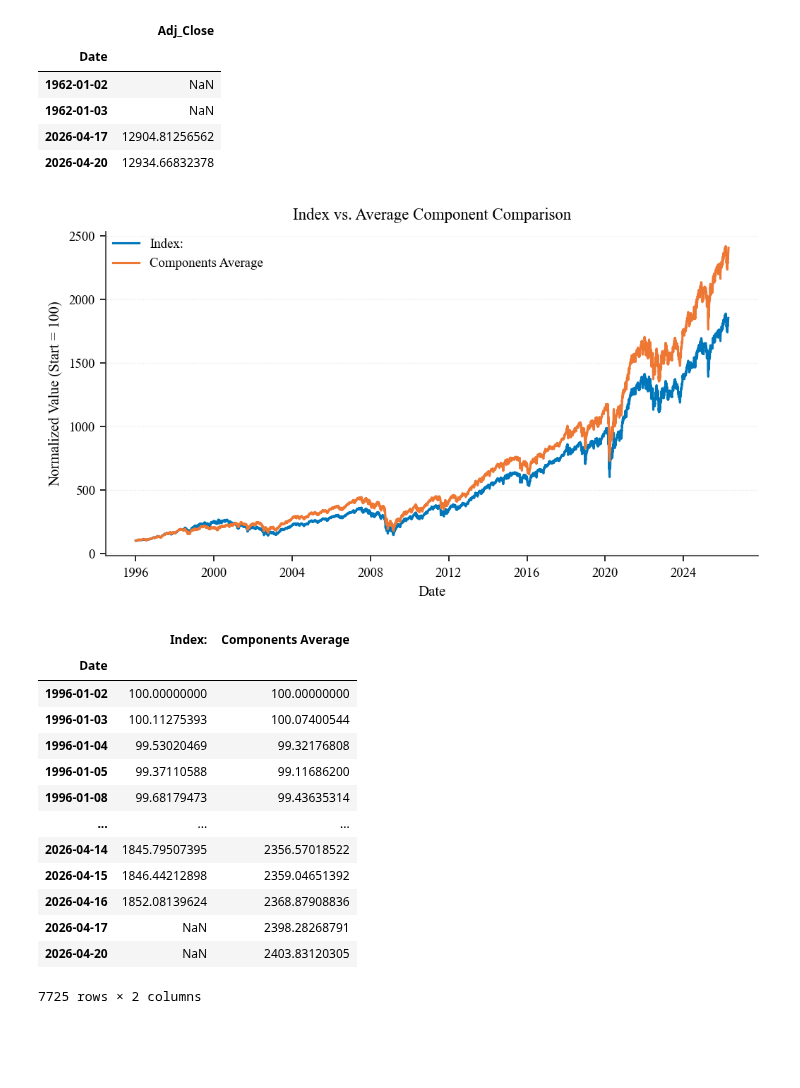
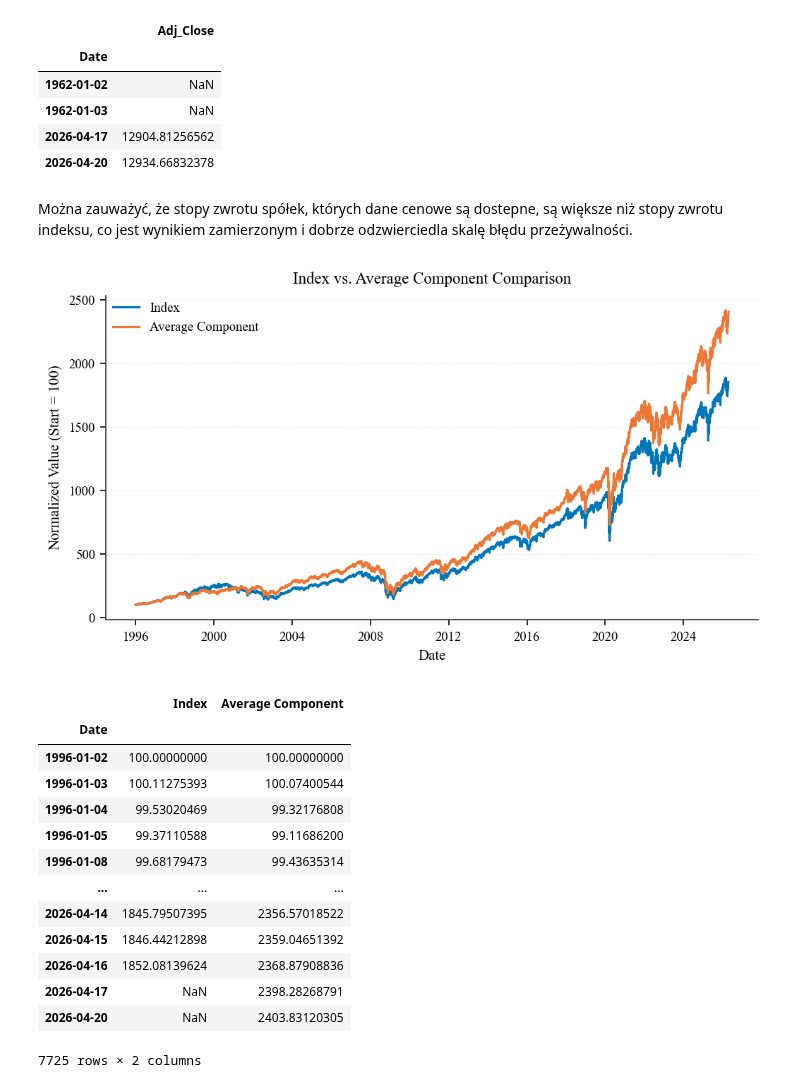
Before and after one commit to MichaelL200/data-driven-stock-portfolio-selection, a Jupyter notebook: notebooks/02d_data_merge.ipynb, the cells around one changed output. Drawn from its saved outputs; the diff is of its cells as text; code cells hidden in the pictures; blank space fills up the shorter version.

```diff
--- a/notebooks/02d_data_merge.ipynb
+++ b/notebooks/02d_data_merge.ipynb
@@ -142,23 +139,21 @@ None
 | 1962-01-03 | NaN |
 | 2026-04-17 | 12904.81256562 |
 | 2026-04-20 | 12934.66832378 |
+# %% [markdown]
+Można zauważyć, że stopy zwrotu spółek, których dane cenowe są dostepne, są większe niż stopy zwrotu indeksu, co jest wynikiem zamierzonym i dobrze odzwierciedla skalę błędu przeżywalności.
 # %%
-import importlib
-importlib.reload(features)
-importlib.reload(plots)
-
 SP500TR: pd.DataFrame = dataset.YahooFinance.load_ticker("^SP500TR")
 ETF_EW: pd.DataFrame = dataset.YahooFinance.load_ticker("RSP")
 
 index: pd.DataFrame = features.merge_index_data(primary_df=ETF_EW, supplemental_df=SP500TR)
 
 plots.plot_index_comparison({
-    "Index:": index,
-    "Components Average": companies_average["Adj_Close"],
+    "Index": index,
+    "Average Component": companies_average["Adj_Close"],
 }, normalize=True, filename="22-index-comparison.png")
 # %% [output]
 [figure]
-|  | Index: | Components Average |
+|  | Index | Average Component |
 | Date |  |  |
 | 1996-01-02 | 100.00000000 | 100.00000000 |
 | 1996-01-03 | 100.11275393 | 100.07400544 |
```
Also changed, not shown: parts of 5 cells of this notebook, 1 other file.
